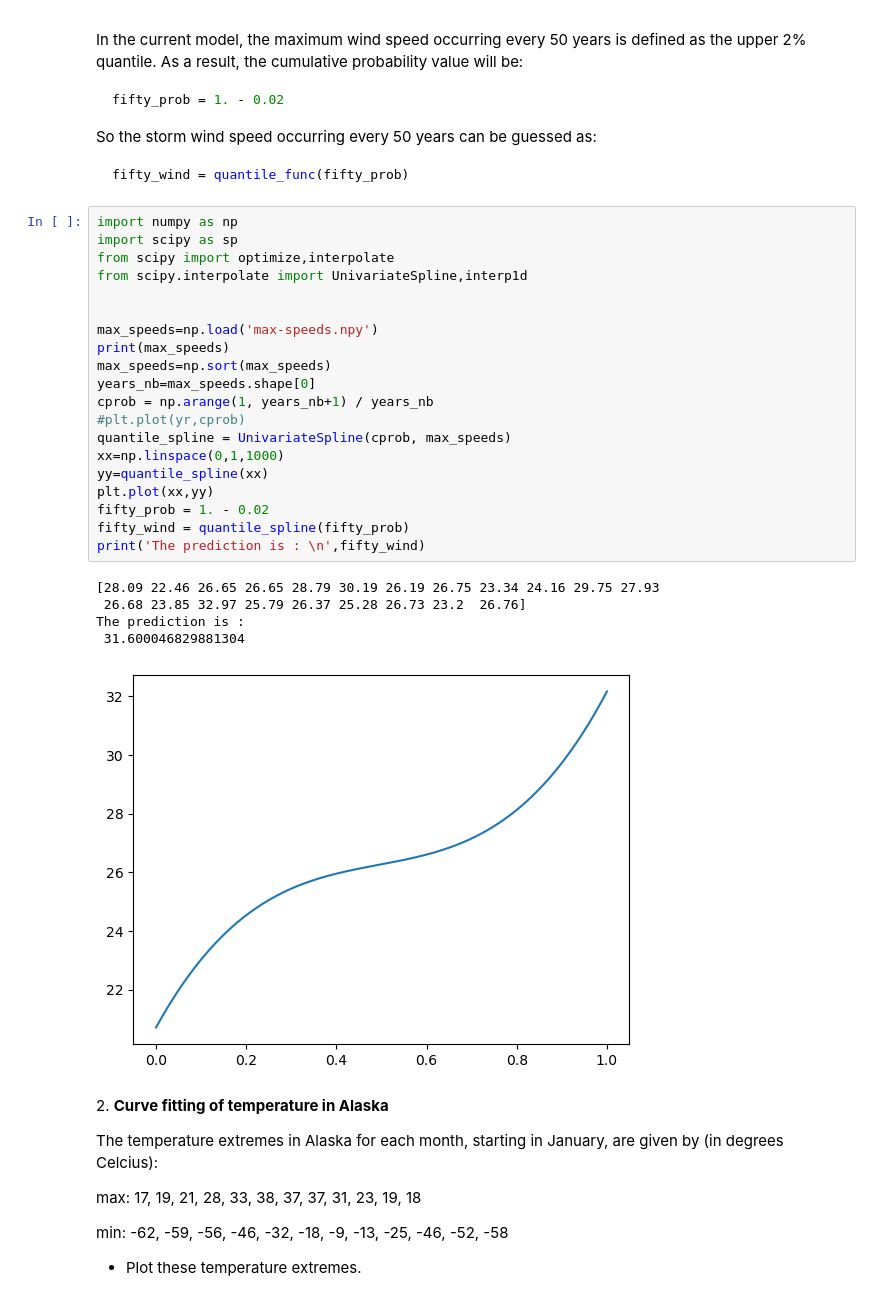
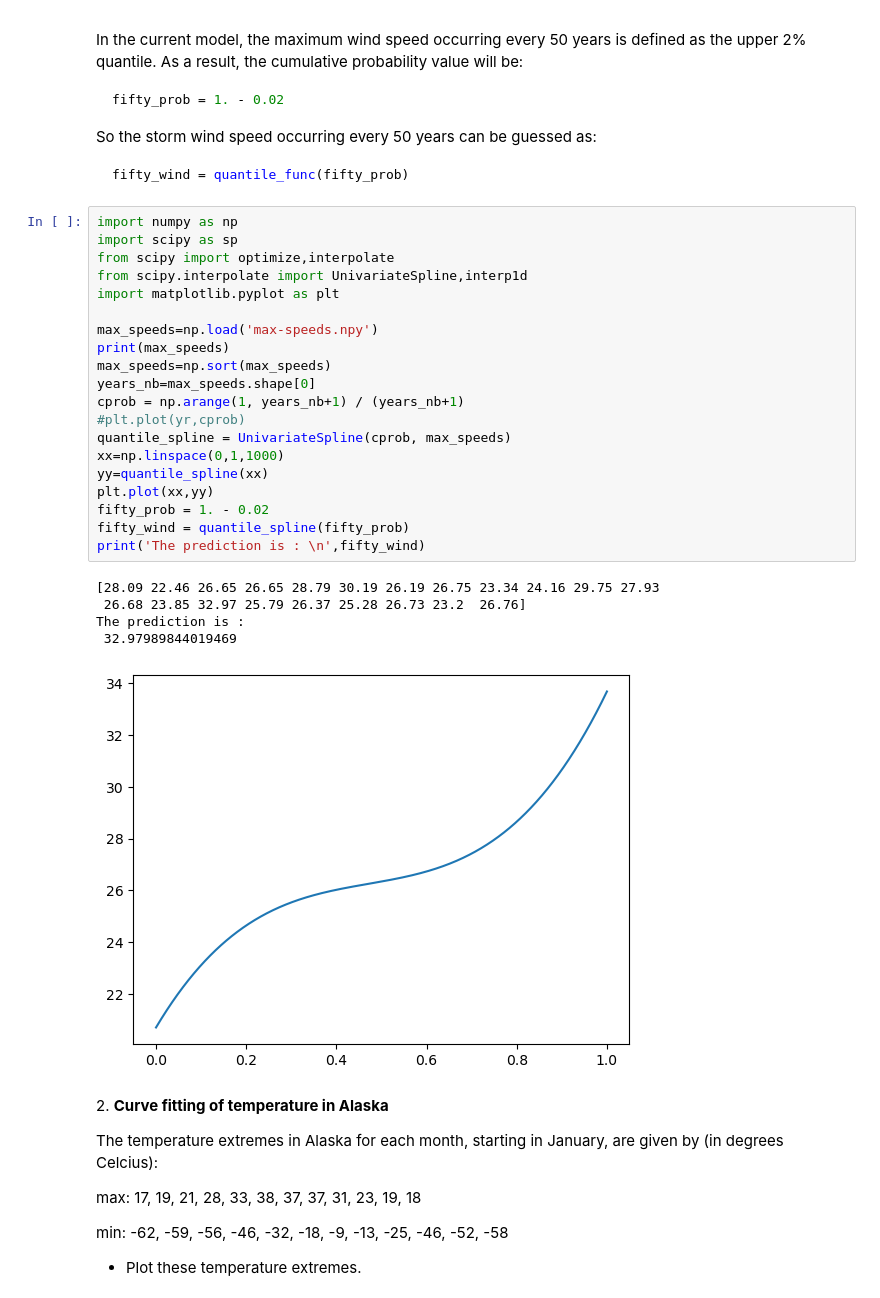
Before and after one commit to alessandroturino-unipd/LCP_exercises, a Jupyter notebook: AT_solutions/09ex_Algorithms.ipynb, the cells around one changed output. Drawn from its saved outputs; the diff is of its cells as text.

```diff
--- a/AT_solutions/09ex_Algorithms.ipynb
+++ b/AT_solutions/09ex_Algorithms.ipynb
@@ -31,29 +31,29 @@ fifty_wind = quantile_func(fifty_prob)
 # %%
 import numpy as np
 import scipy as sp
 from scipy import optimize,interpolate
 from scipy.interpolate import UnivariateSpline,interp1d
-
+import matplotlib.pyplot as plt
 
 max_speeds=np.load('max-speeds.npy')
 print(max_speeds)
 max_speeds=np.sort(max_speeds)
 years_nb=max_speeds.shape[0]
-cprob = np.arange(1, years_nb+1) / years_nb
+cprob = np.arange(1, years_nb+1) / (years_nb+1)
 #plt.plot(yr,cprob)
 quantile_spline = UnivariateSpline(cprob, max_speeds)
 xx=np.linspace(0,1,1000)
 yy=quantile_spline(xx)
 plt.plot(xx,yy)
 fifty_prob = 1. - 0.02
 fifty_wind = quantile_spline(fifty_prob)
 print('The prediction is : \n',fifty_wind)
 # %% [output]
 [28.09 22.46 26.65 26.65 28.79 30.19 26.19 26.75 23.34 24.16 29.75 27.93
  26.68 23.85 32.97 25.79 26.37 25.28 26.73 23.2  26.76]
 The prediction is :
- 31.600046829881304
+ 32.97989844019469
-[figure, old version]
+[figure, new version]
 # %% [markdown]
 2\. **Curve fitting of temperature in Alaska**
 
```
Also changed, not shown: parts of 4 cells of this notebook, 3 other files.
